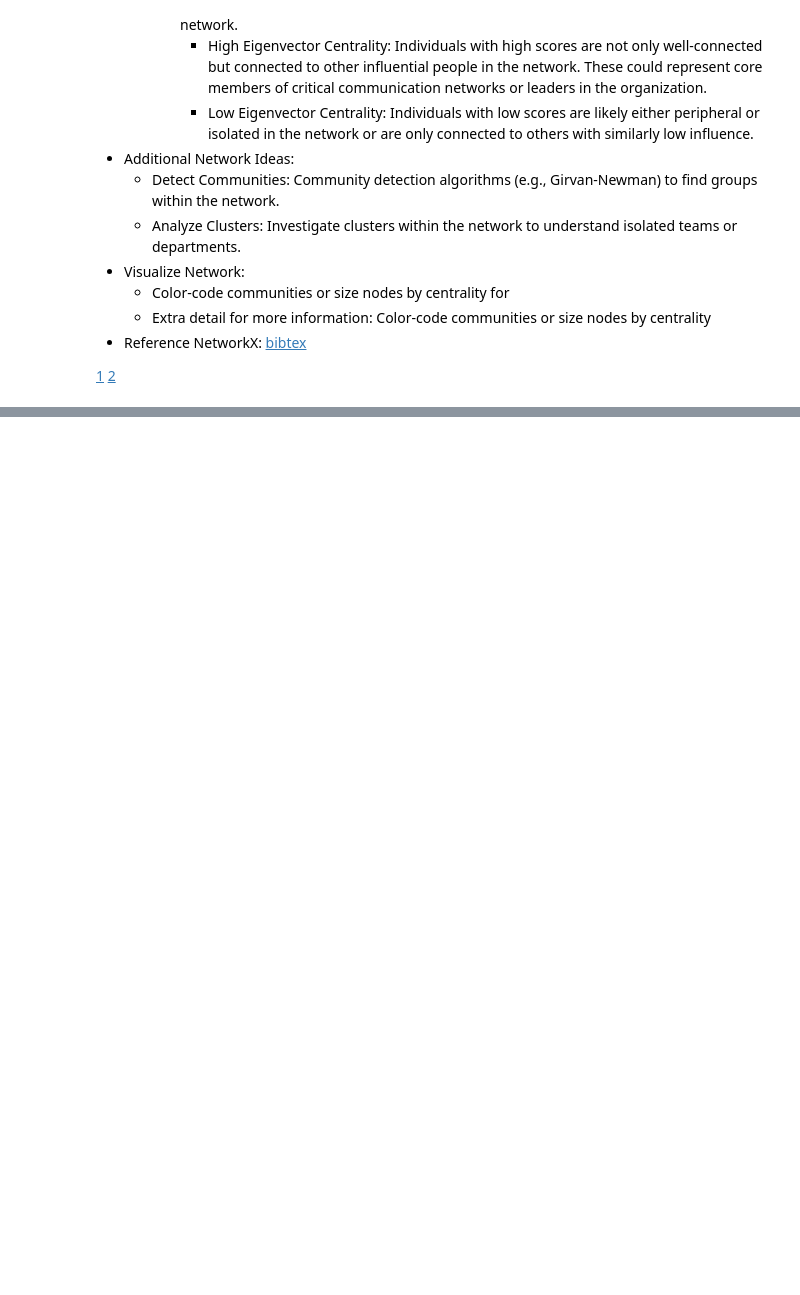
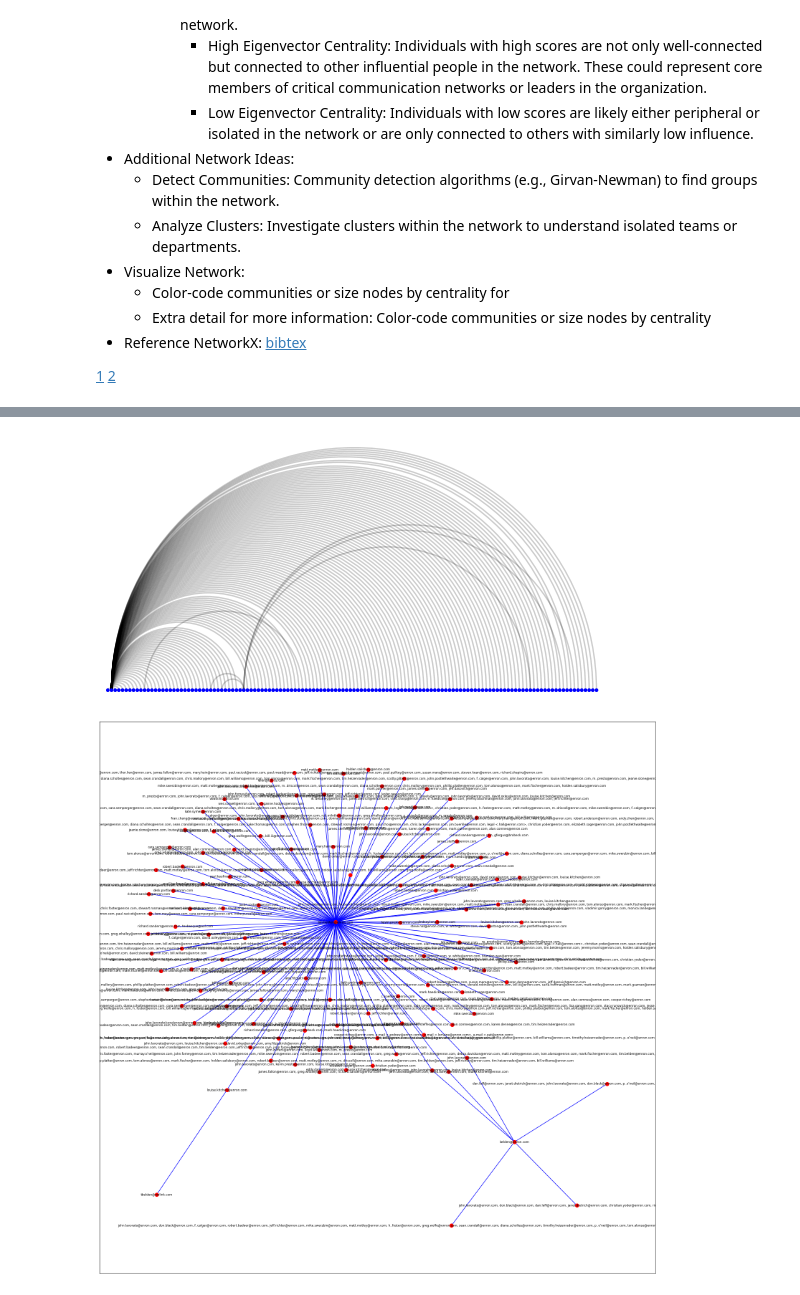
Before and after one commit to nolmacdonald/INTA6450_Enron, a Jupyter notebook: notebooks/network_analysis.ipynb, the cells around one changed output, grey strips where cells are left out. Saved outputs shown, nothing was run; the diff lists cells and outputs as text; code cells hidden in the pictures; blank space fills up the shorter version.

```diff
--- a/notebooks/network_analysis.ipynb
+++ b/notebooks/network_analysis.ipynb
@@ -62,0 +78,15 @@ Good examples of social network analysis with Python in [2].
+# %%
+# Connect to the database (or create it if it doesn't exist)
+connection = sqlite3.connect("../data/emails_processed.db")
+
+# Create a cursor object to execute SQL commands
+cursor = connection.cursor()
+
+# Load the dataframe from the SQLite database
+emails_df = pd.read_sql_query("SELECT * FROM emails_processed", connection)
+
+# Close the connection
+connection.close()
+
+# Show email data
+emails_df.head()
@@ -62,0 +101,30 @@ Good examples of social network analysis with Python in [2].
+# %%
+import networkx as nx
+import nxviz as nv
+import matplotlib.pyplot as plt
+
+# Filter emails
+tim_emails_df = emails_df[
+    emails_df["from"].str.contains(r"belden", regex=True, na=False)
+]
+
+# Create graph
+G = nx.from_pandas_edgelist(tim_emails_df, 'to', 'from', edge_attr=['date', 'subject'])
+
+# Plot using ArcPlot
+plot = nv.ArcPlot(G)
+plt.figure(figsize=(20, 20))
+
+# Use a different layout to reduce overlap
+pos = nx.spring_layout(G, k=0.3, iterations=50)
+
+# Draw the graph
+nx.draw_networkx(
+    G, pos, node_size=50, node_color='red', with_labels=True, edge_color='blue', font_size=6
+)
+
+# Show plot
+plt.show()
+# %% [output]
+[figure, added]
+[figure, added]
```
Also changed, not shown: parts of 3 cells of this notebook, 8 other files.
